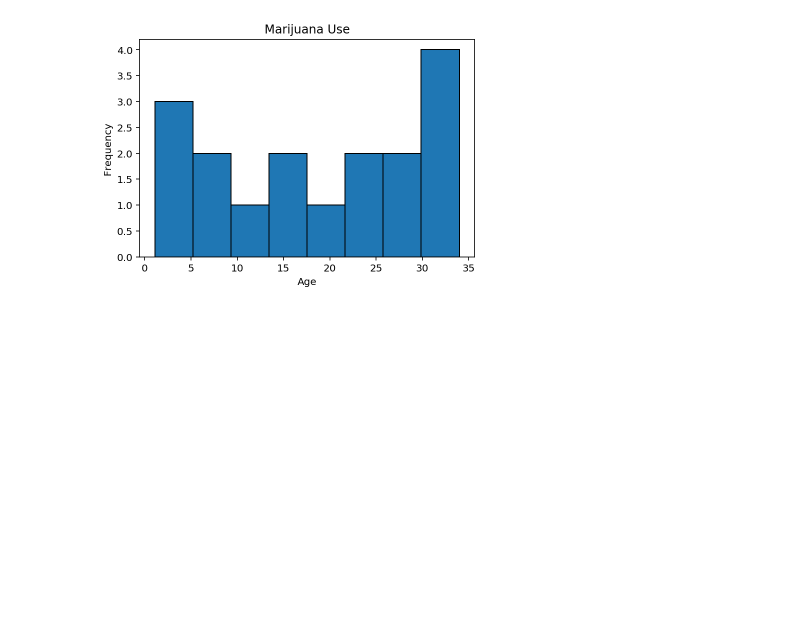
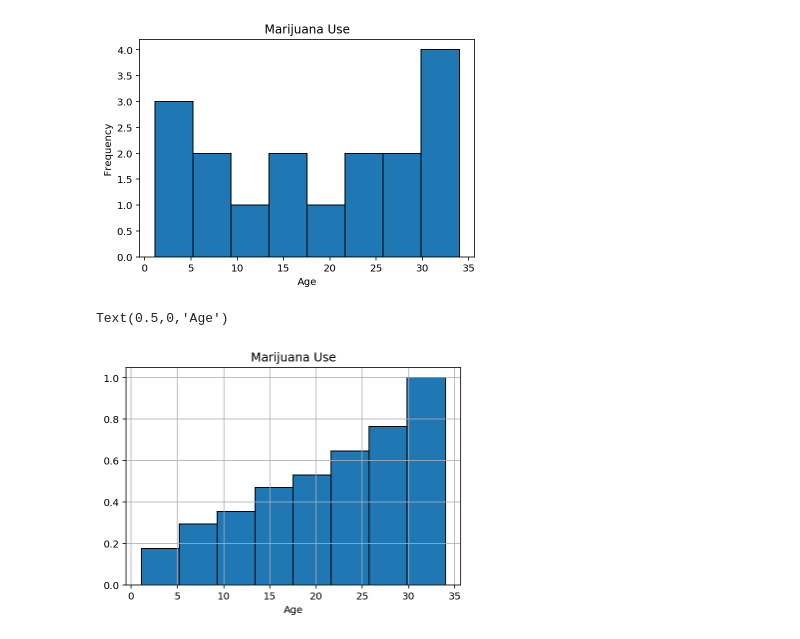
Before and after one commit to Zachlim06/project_submissions, a Jupyter notebook: project-2_working_file/project-02-v2-starter-code.ipynb, the cells around one changed output. Cells and saved outputs as stored; diff of their text form; code cells hidden in the pictures; blank space fills up the shorter version.

```diff
--- a/project-2_working_file/project-02-v2-starter-code.ipynb
+++ b/project-2_working_file/project-02-v2-starter-code.ipynb
@@ -1014,8 +1014,10 @@ sat.sample(2)
 # We can define outlier as any data point more than 1.5 interquartile ranges (IQRs) below the first quartile or above the third quartile
 # %%
 # 2. plot a distribution
+marijuana = drug['marijuana_use']
+
 plt.figure()
-pivot_drug_use.stack().to_frame()[0]['marijuana_use'].plot(kind='hist', bins= 8)
+marijuana.plot(kind='hist', bins= 8)
 plt.title ('Marijuana Use')
 plt.xlabel ('Age')
 # %% [output]
@@ -1023,3 +1025,10 @@ Text(0.5,0,'Age')
 [figure]
 # %%
 # 3. Plot the same variable but percentile scored.
+
+marijuana.hist(cumulative=True, density=1, bins= 8)
+plt.title ('Marijuana Use')
+plt.xlabel ('Age')
+# %% [output]
+Text(0.5,0,'Age')
+[figure, added]
```
Also changed, not shown: parts of 3 cells of this notebook.
